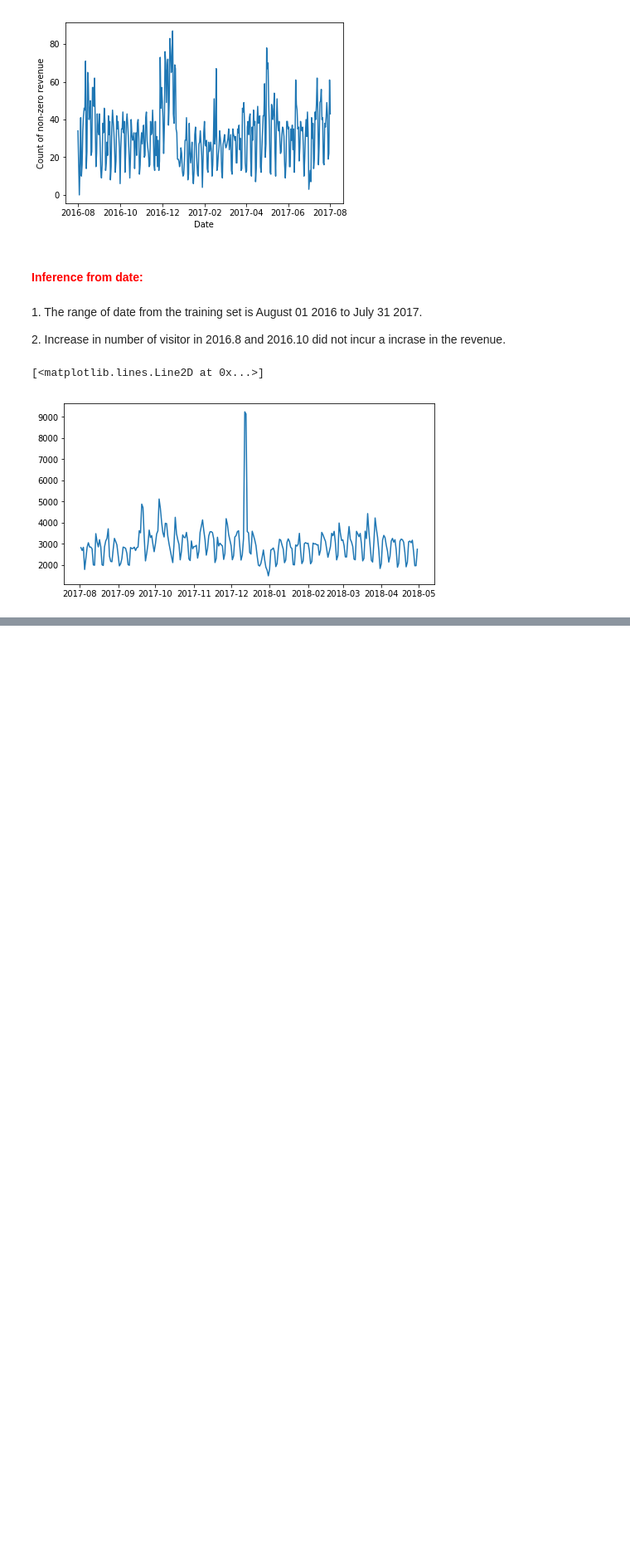
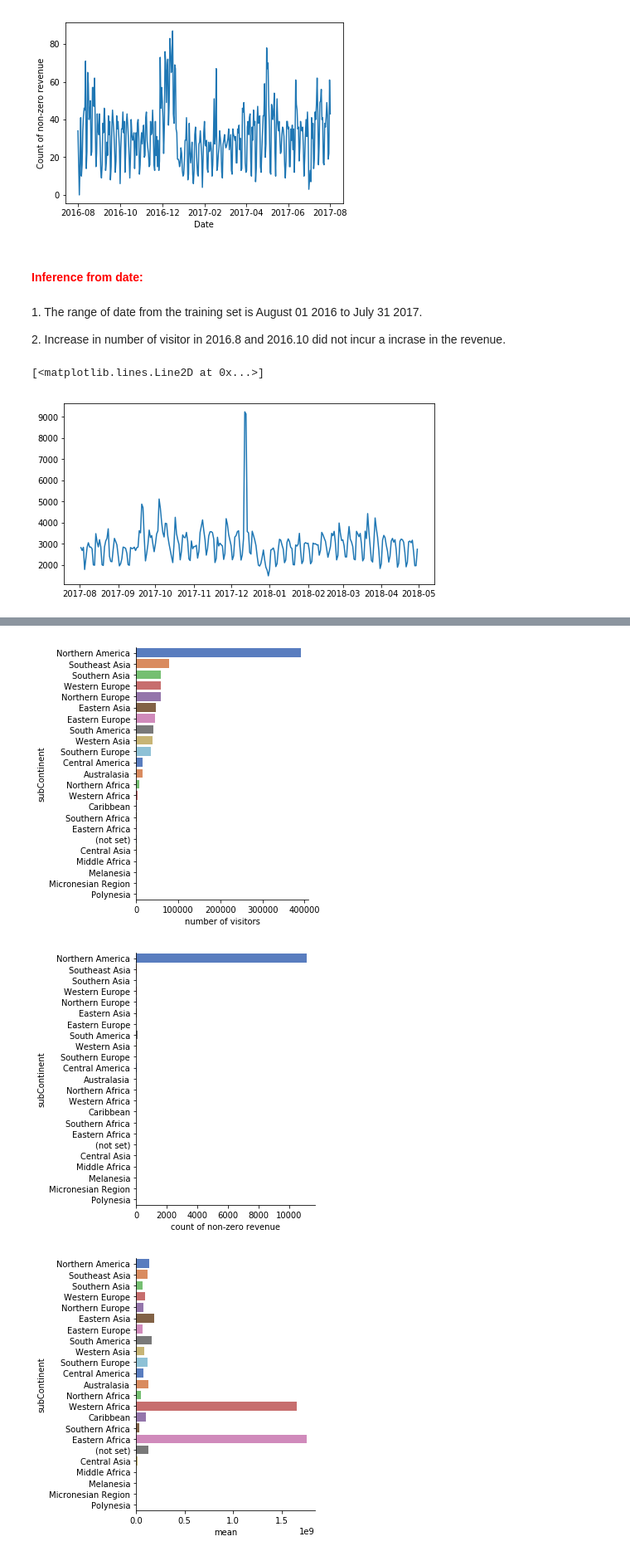
Before and after one commit to Aries0331/RevenuePrediction_GStore, a Jupyter notebook: main.ipynb, the cells around one changed output, grey strips where cells are left out. Shown at 83% size. Cells and saved outputs as stored; diff of their text form; code cells hidden in the pictures; blank space fills up the shorter version.

```diff
--- a/main.ipynb
+++ b/main.ipynb
@@ -480,0 +507,21 @@ plt.plot(test_date)
+# %%
+subcontinent_group = df_train.groupby('geoNetwork.subContinent')['totals.transactionRevenue'].agg(['size', 'count', 'mean'])
+subcontinent_group.columns = ["number of visitors", "count of non-zero revenue", "mean"]
+subcontinent_group['subContinent'] = subcontinent_group.index
+subcontinent_group = subcontinent_group.sort_values(by="number of visitors", ascending=False)
+
+sns.factorplot(y="subContinent",x="number of visitors",data=subcontinent_group,kind="bar",size=5,palette="muted")
+g.despine(left=True)
+g = g.set_ylabels("subContinent")
+
+sns.factorplot(y="subContinent",x="count of non-zero revenue",data=subcontinent_group,kind="bar",size=5,palette="muted")
+g.despine(left=True)
+g = g.set_ylabels("subContinent")
+
+sns.factorplot(y="subContinent",x="mean",data=subcontinent_group,kind="bar",size=5,palette="muted")
+g.despine(left=True)
+g = g.set_ylabels("subcontinent")
+# %% [output]
+[figure, added]
+[figure, added]
+[figure, added]
```
Also changed, not shown: parts of 28 cells of this notebook.
